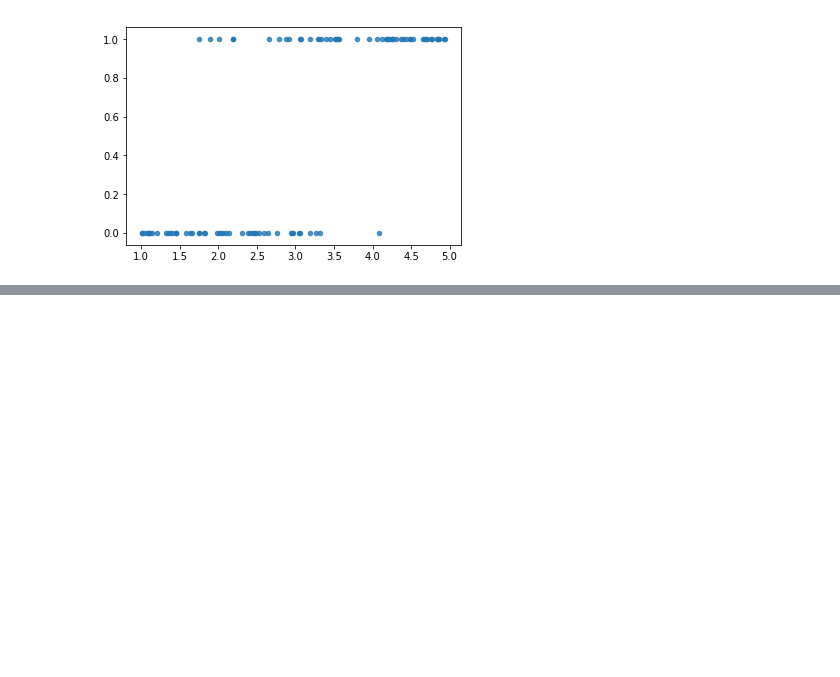
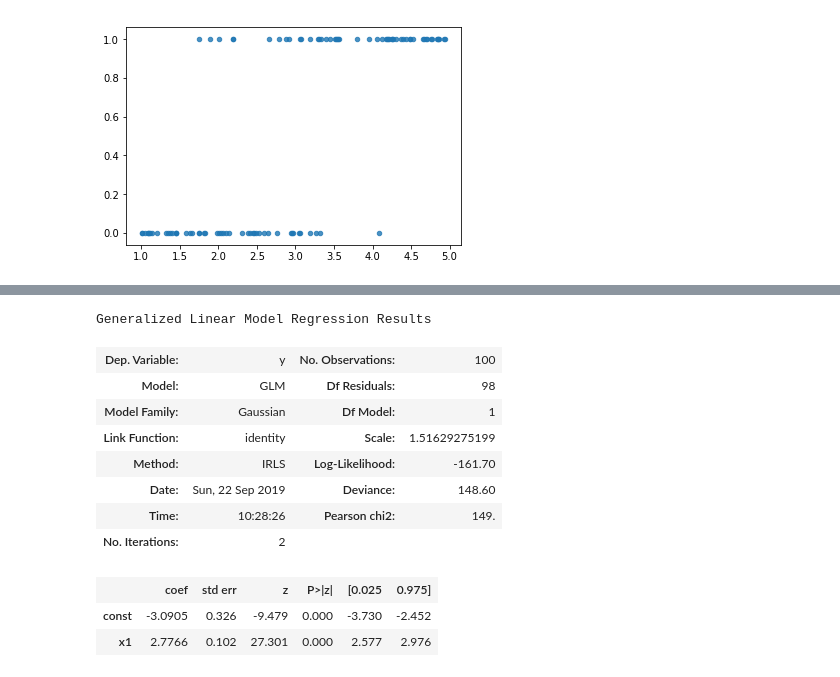
Before and after one commit to kidaufo/StatisticalModeling, a Jupyter notebook: PoissonRegression.ipynb, the cells around one changed output, grey strips where cells are left out. Drawn from its saved outputs; the diff is of its cells as text; code cells hidden in the pictures; blank space fills up the shorter version.

```diff
--- a/PoissonRegression.ipynb
+++ b/PoissonRegression.ipynb
@@ -179,0 +230,20 @@ plt.scatter(x, y,  s=20, alpha=0.8)
+# %%
+exog = sm.add_constant(x)
+endog = y
+
+mod = sm.GLM(endog, exog, family=sm.families.Gaussian(sm.families.links.log))
+res = mod.fit()
+res.summary()
+# %% [output]
+Generalized Linear Model Regression Results
+| Dep. Variable: | y | No. Observations: | 100 |
+| Model: | GLM | Df Residuals: | 98 |
+| Model Family: | Gaussian | Df Model: | 1 |
+| Link Function: | identity | Scale: | 1.51629275199 |
+| Method: | IRLS | Log-Likelihood: | -161.70 |
+| Date: | Sun, 22 Sep 2019 | Deviance: | 148.60 |
+| Time: | 10:28:26 | Pearson chi2: | 149. |
+| No. Iterations: | 2 |  |  |
+|  | coef | std err | z | P>|z| | [0.025 | 0.975] |
+| const | -3.0905 | 0.326 | -9.479 | 0.000 | -3.730 | -2.452 |
+| x1 | 2.7766 | 0.102 | 27.301 | 0.000 | 2.577 | 2.976 |
```
Also changed, not shown: parts of 7 cells of this notebook.
